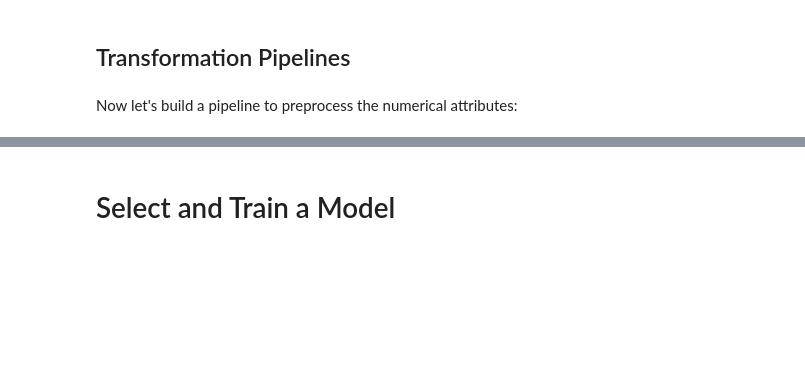
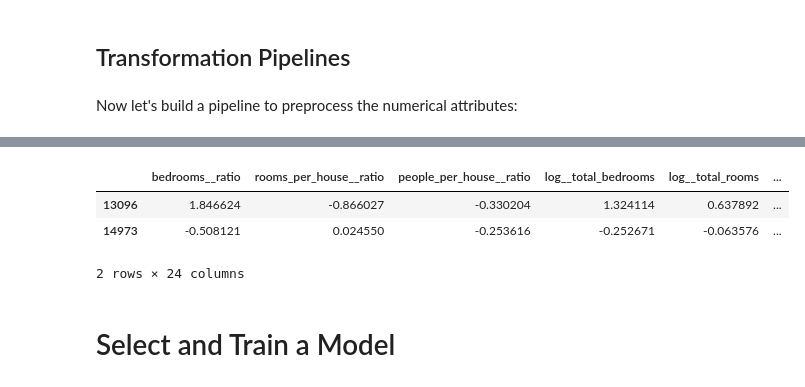
Before and after one commit to nfilipas/handson-ml3, a Jupyter notebook: 02_end_to_end_machine_learning_project.ipynb, the cells around one changed output, grey strips where cells are left out. Drawn from its saved outputs; the diff is of its cells as text; code cells hidden in the pictures; blank space fills up the shorter version.

```diff
--- a/02_end_to_end_machine_learning_project.ipynb
+++ b/02_end_to_end_machine_learning_project.ipynb
@@ -1094,3 +1175,14 @@ preprocessing.get_feature_names_out()
+# %%
+housing_prepared_fr = pd.DataFrame(
+    housing_prepared,
+    columns=preprocessing.get_feature_names_out(),
+    index=housing.index)
+housing_prepared_fr.head(2)
+# %% [output]
+|  | bedrooms__ratio | rooms_per_house__ratio | people_per_house__ratio | log__total_bedrooms | log__total_rooms | ... |
+| 13096 | 1.846624 | -0.866027 | -0.330204 | 1.324114 | 0.637892 | ... |
+| 14973 | -0.508121 | 0.024550 | -0.253616 | -0.252671 | -0.063576 | ... |
+2 rows × 24 columns
 # %% [markdown]
 # Select and Train a Model
 # %% [markdown]
```
Also changed, not shown: parts of 34 cells of this notebook.
